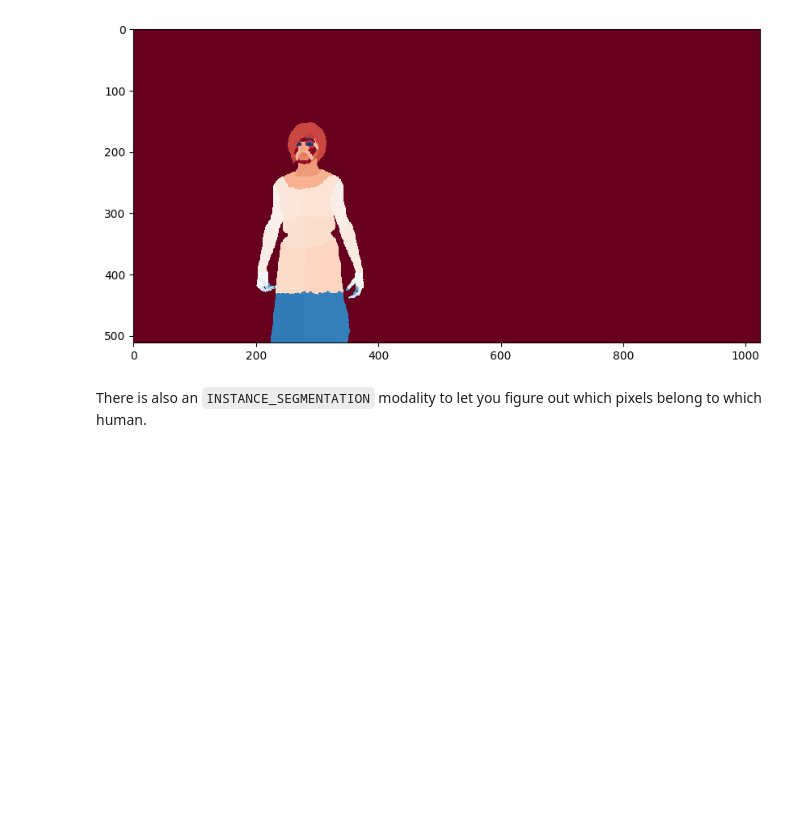
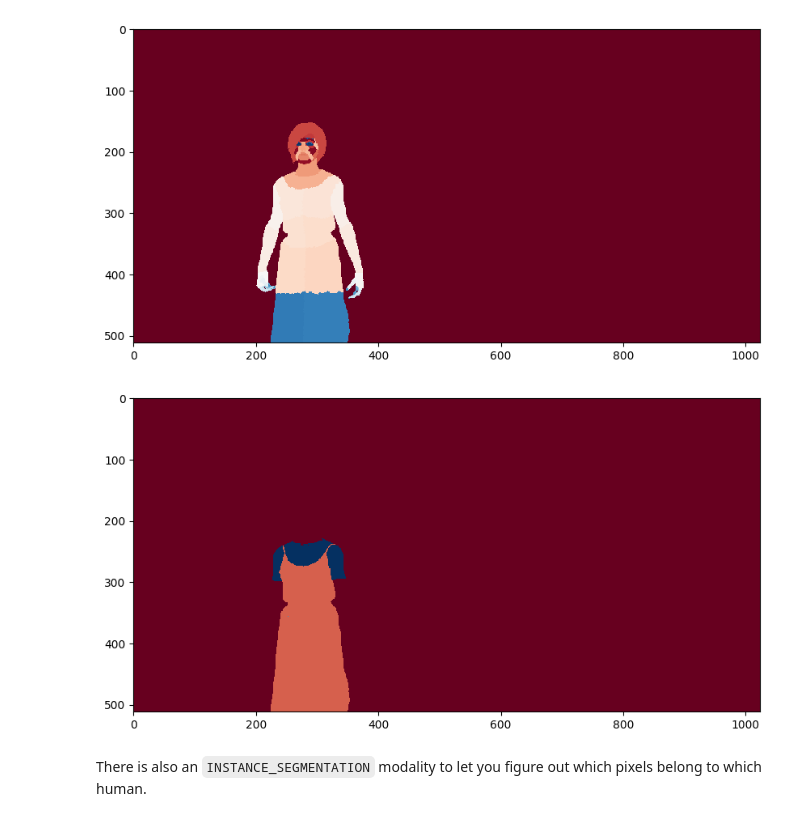
Before and after one commit to Synthesis-AI-Dev/synthesisai, a Jupyter notebook: examples/multi_human.ipynb, the cells around one changed output. Drawn from its saved outputs; the diff is of its cells as text; code cells hidden in the pictures; blank space fills up the shorter version.

```diff
--- a/examples/multi_human.ipynb
+++ b/examples/multi_human.ipynb
@@ -63,6 +62,11 @@ plt.figure(figsize=(10,10))
 discrete_show(item[Modality.BODY_SEGMENTATION])
 # %% [output]
 [figure]
+# %%
+plt.figure(figsize=(10,10))
+discrete_show(item[Modality.CLOTHING_SEGMENTATION])
+# %% [output]
+[figure, added]
 # %% [markdown]
 There is also an `INSTANCE_SEGMENTATION` modality to let you figure out which pixels belong to which human.
 # %%
```
Also changed, not shown: parts of 2 cells of this notebook.
